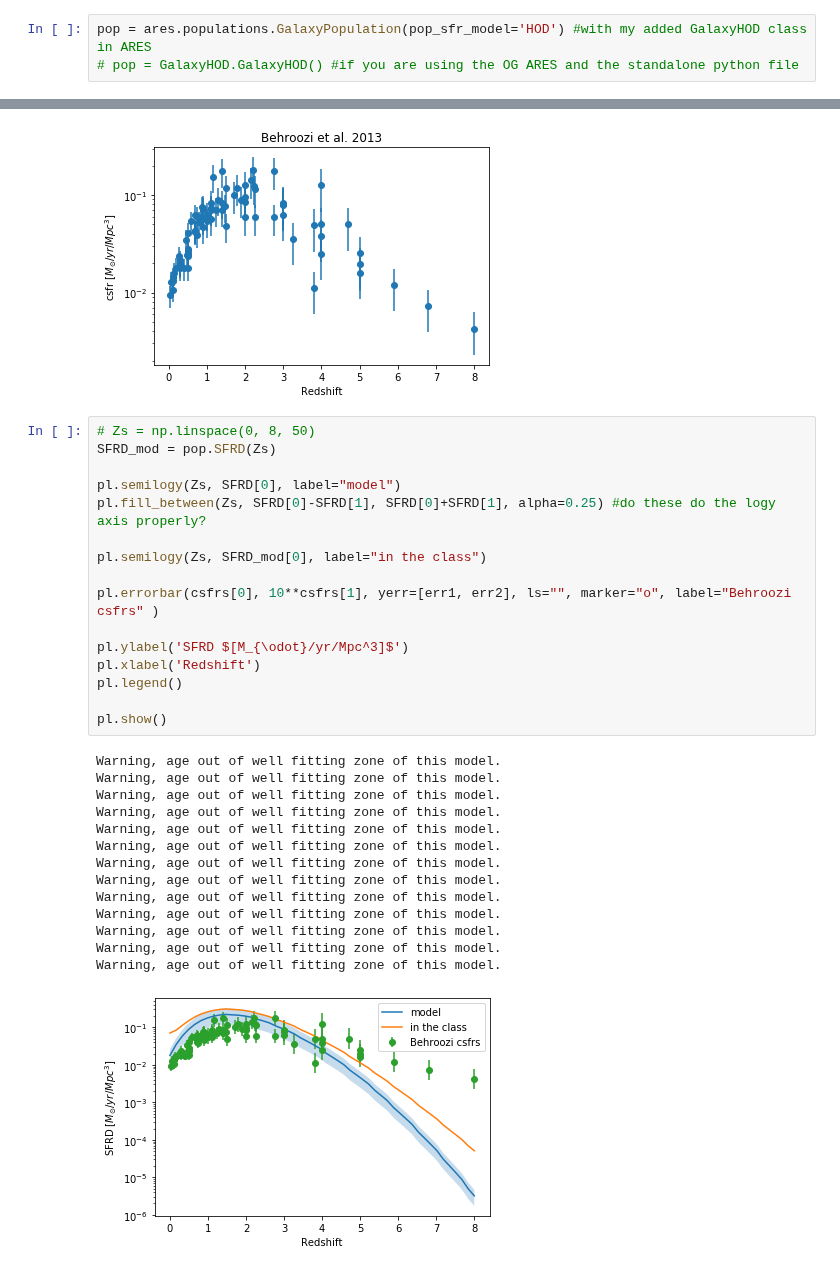
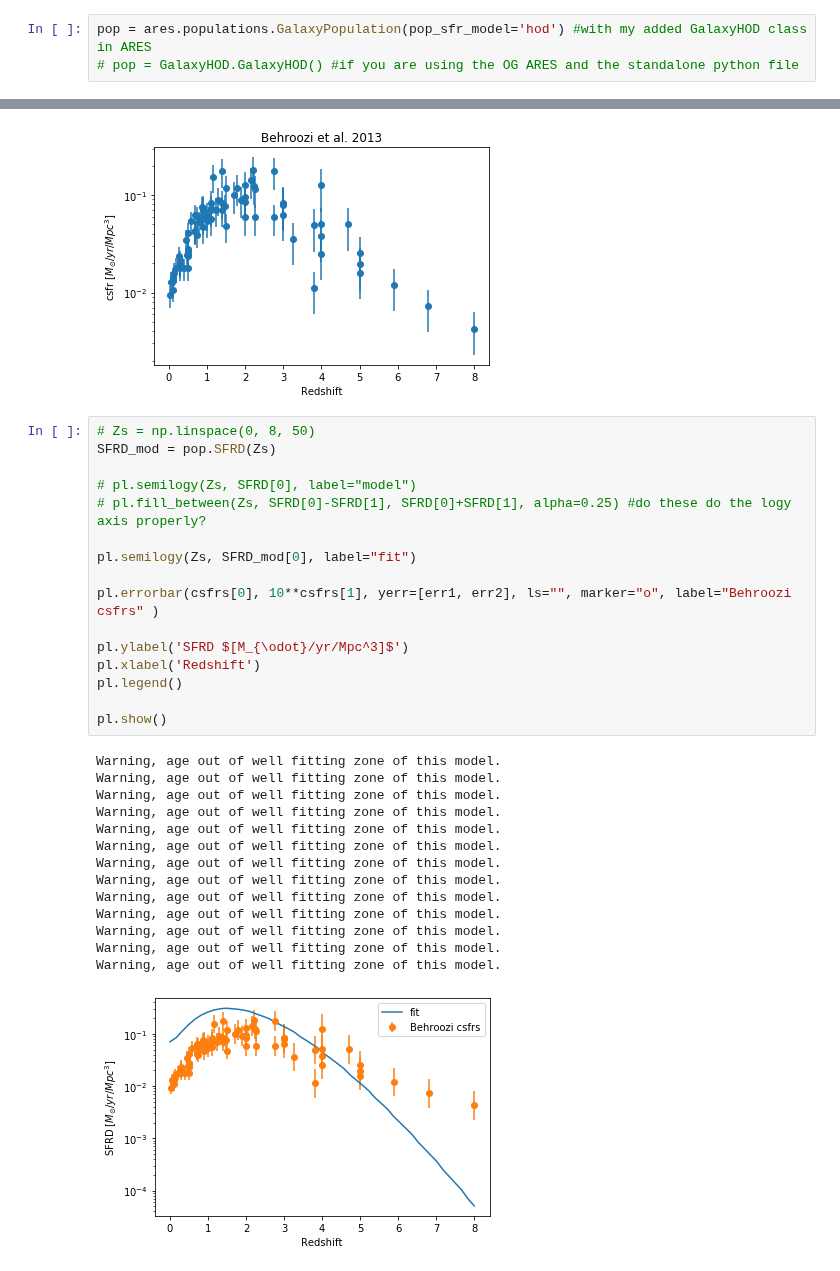
Before and after one commit to eklem1/GalaxySim, a Jupyter notebook: SFRs.ipynb, the cells around one changed output, grey strips where cells are left out. Cells and saved outputs as stored; diff of their text form.

```diff
--- a/SFRs.ipynb
+++ b/SFRs.ipynb
@@ -98,7 +98,7 @@ The interpublication scatter around this fit is σi = (0.08, 0.09, 0.11) dex, fo
 values within the fitted mass range logM∗ = 9.7 – 11.1, respectively. This encompasses a majority of the age of
 the Universe (z ∼ 0.25 – 2.75), and provides good fits to the observed SFRs all the way out z ∼ 5
 # %%
-pop = ares.populations.GalaxyPopulation(pop_sfr_model='HOD') #with my added GalaxyHOD class in ARES
+pop = ares.populations.GalaxyPopulation(pop_sfr_model='hod') #with my added GalaxyHOD class in ARES
 # pop = GalaxyHOD.GalaxyHOD() #if you are using the OG ARES and the standalone python file
 # %%
 Sm = np.linspace(10**9.7, 10**11.1)
@@ -248,31 +249,31 @@ pl.show()
 # %%
 # Zs = np.linspace(0, 8, 50)
 SFRD_mod = pop.SFRD(Zs)
 
-pl.semilogy(Zs, SFRD[0], label="model")
-pl.fill_between(Zs, SFRD[0]-SFRD[1], SFRD[0]+SFRD[1], alpha=0.25) #do these do the logy axis properly?
+# pl.semilogy(Zs, SFRD[0], label="model")
+# pl.fill_between(Zs, SFRD[0]-SFRD[1], SFRD[0]+SFRD[1], alpha=0.25) #do these do the logy axis properly?
 
-pl.semilogy(Zs, SFRD_mod[0], label="in the class")
+pl.semilogy(Zs, SFRD_mod[0], label="fit")
 
 pl.errorbar(csfrs[0], 10**csfrs[1], yerr=[err1, err2], ls="", marker="o", label="Behroozi csfrs" )
 
 pl.ylabel('SFRD $[M_{\odot}/yr/Mpc^3]$')
 pl.xlabel('Redshift')
 pl.legend()
 
 pl.show()
 # %% [output]
 Warning, age out of well fitting zone of this model.
 Warning, age out of well fitting zone of this model.
 Warning, age out of well fitting zone of this model.
 Warning, age out of well fitting zone of this model.
 Warning, age out of well fitting zone of this model.
 Warning, age out of well fitting zone of this model.
 Warning, age out of well fitting zone of this model.
 Warning, age out of well fitting zone of this model.
 Warning, age out of well fitting zone of this model.
 Warning, age out of well fitting zone of this model.
 Warning, age out of well fitting zone of this model.
 Warning, age out of well fitting zone of this model.
 Warning, age out of well fitting zone of this model.
-[figure, old version]
+[figure, new version]
```
Also changed, not shown: parts of 3 cells of this notebook, 3 other files.
